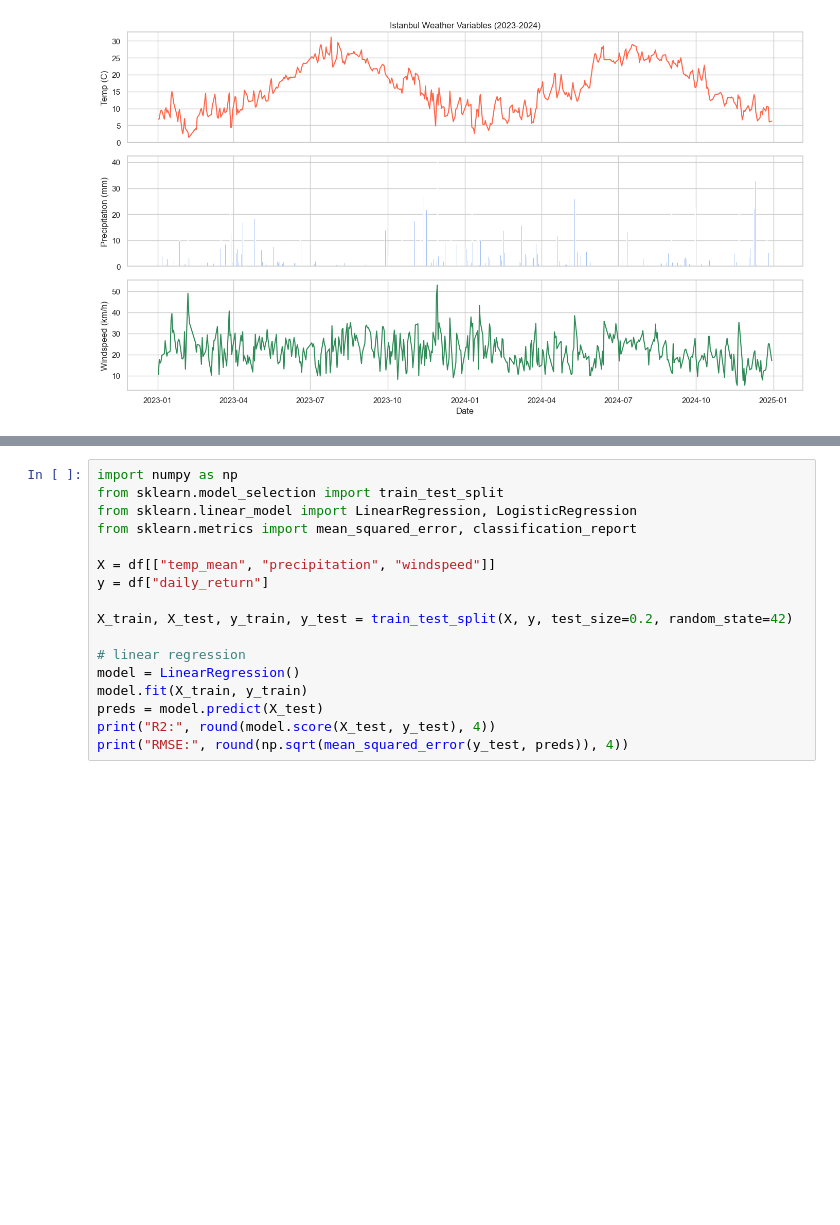
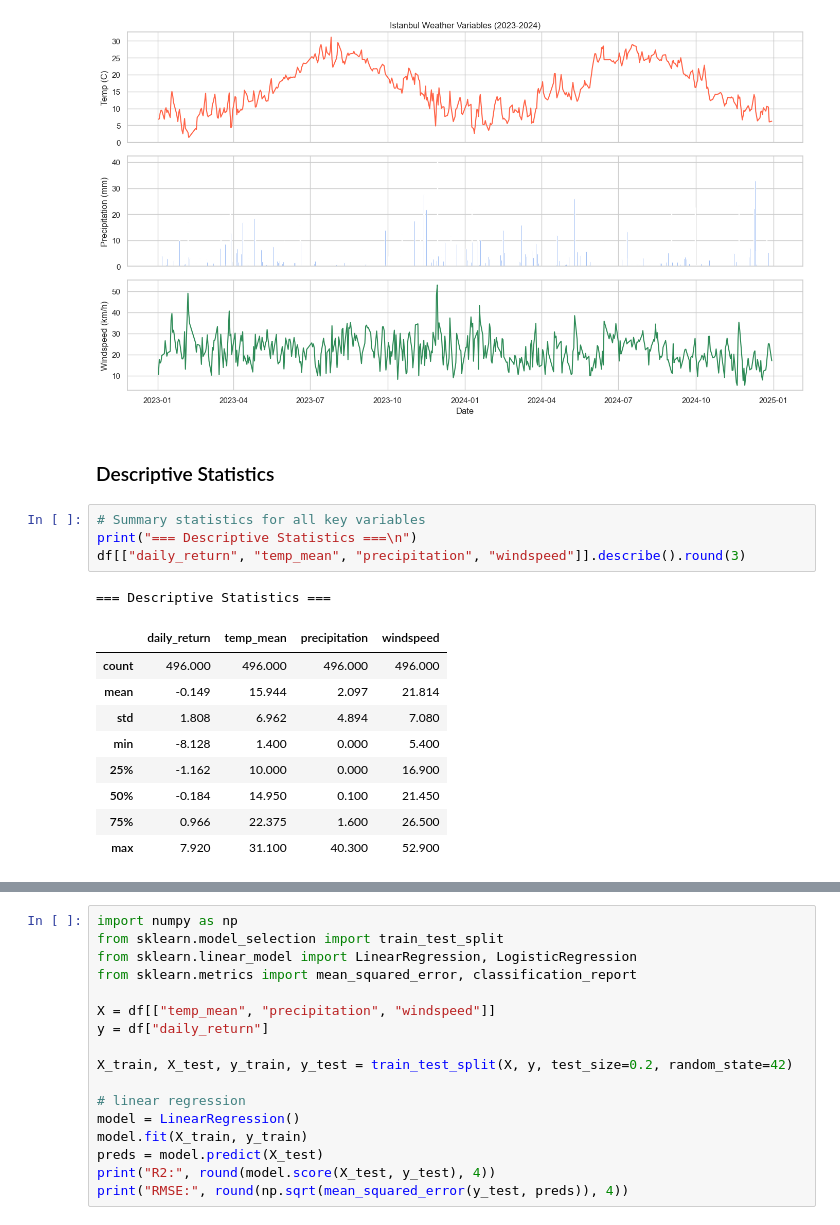
Before and after one commit to emreaks13/DSA210-project, a Jupyter notebook: Eda.ipynb, the cells around one changed output, grey strips where cells are left out. Drawn from its saved outputs; the diff is of its cells as text; blank space fills up the shorter version.

```diff
--- a/Eda.ipynb
+++ b/Eda.ipynb
@@ -119,3 +119,20 @@ plt.tight_layout()
 plt.show()
 # %% [output]
 [figure]
+# %% [markdown]
+### Descriptive Statistics
+# %%
+# Summary statistics for all key variables
+print("=== Descriptive Statistics ===\n")
+df[["daily_return", "temp_mean", "precipitation", "windspeed"]].describe().round(3)
+# %% [output]
+=== Descriptive Statistics ===
+|  | daily_return | temp_mean | precipitation | windspeed |
+| count | 496.000 | 496.000 | 496.000 | 496.000 |
+| mean | -0.149 | 15.944 | 2.097 | 21.814 |
+| std | 1.808 | 6.962 | 4.894 | 7.080 |
+| min | -8.128 | 1.400 | 0.000 | 5.400 |
+| 25% | -1.162 | 10.000 | 0.000 | 16.900 |
+| 50% | -0.184 | 14.950 | 0.100 | 21.450 |
+| 75% | 0.966 | 22.375 | 1.600 | 26.500 |
+| max | 7.920 | 31.100 | 40.300 | 52.900 |
```
Also changed, not shown: parts of 7 cells of this notebook.
